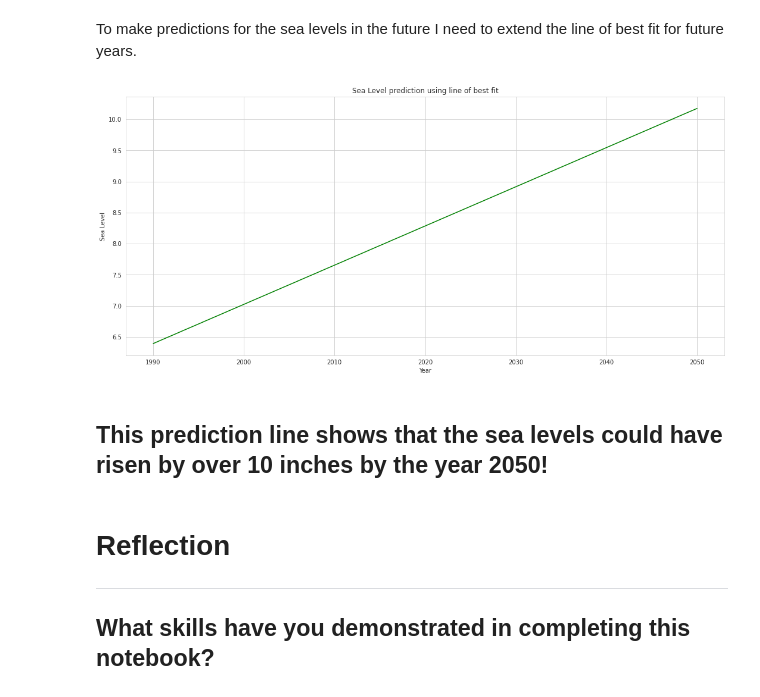
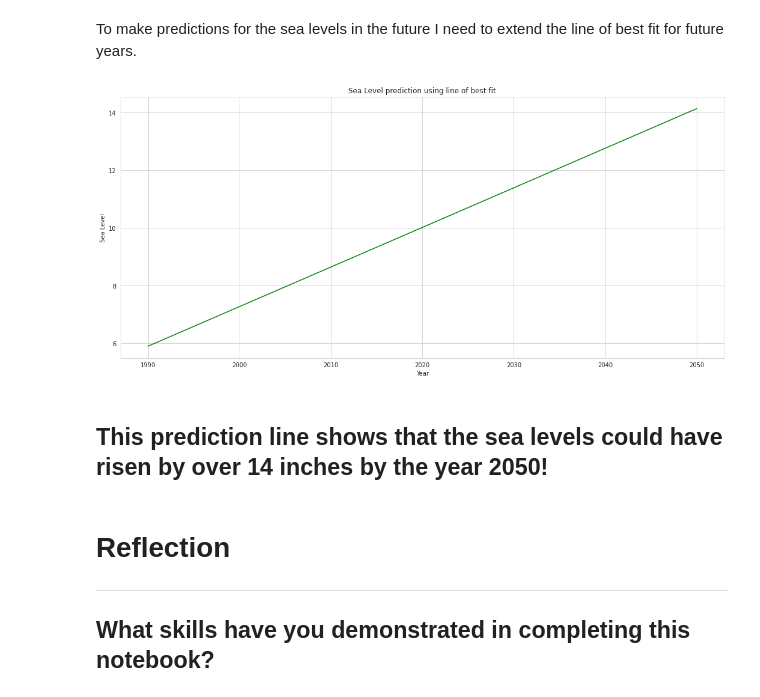
Before and after one commit to bjentwistle/PythonFundamentals, a Jupyter notebook: Projects/Final_Sea_Level_Project.ipynb, the cells around one changed output. Drawn from its saved outputs; the diff is of its cells as text; code cells hidden in the pictures.

```diff
--- a/Projects/Final_Sea_Level_Project.ipynb
+++ b/Projects/Final_Sea_Level_Project.ipynb
@@ -174,18 +165,18 @@ To make predictions for the sea levels in the future I need to extend the line o
 # %%
 #setting the years range from 2015 to a future year of 2035 and plot using regression output
 def sealevel_prediction_plot():
   guesstimate = np.arange(1990,2051)
   plt.figure(figsize=(18, 8))
-  plt.plot(guesstimate, regression.intercept + regression.slope*guesstimate, 'g', label='fitted line')
+  plt.plot(guesstimate, -267.2186748294566 + 0.137246739763834*guesstimate, 'g', label='fitted line')
   plt.title("Sea Level prediction using line of best fit")
   plt.xlabel("Year")
   plt.ylabel("Sea Level");
 
 sealevel_prediction_plot()
 # %% [output]
-[figure, old version]
+[figure, new version]
 # %% [markdown]
-## This prediction line shows that the sea levels could have risen by over 10 inches by the year 2050!
+## This prediction line shows that the sea levels could have risen by over 14 inches by the year 2050!
 # %% [markdown]
 # Reflection
 ----
```
Also changed, not shown: parts of 2 cells of this notebook.
